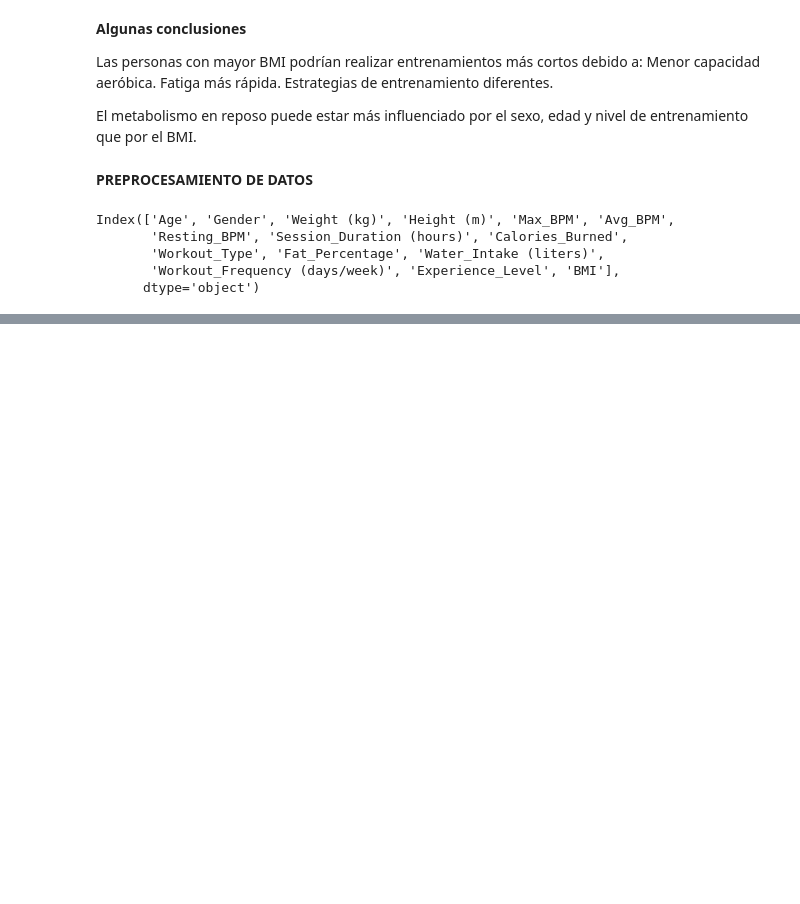
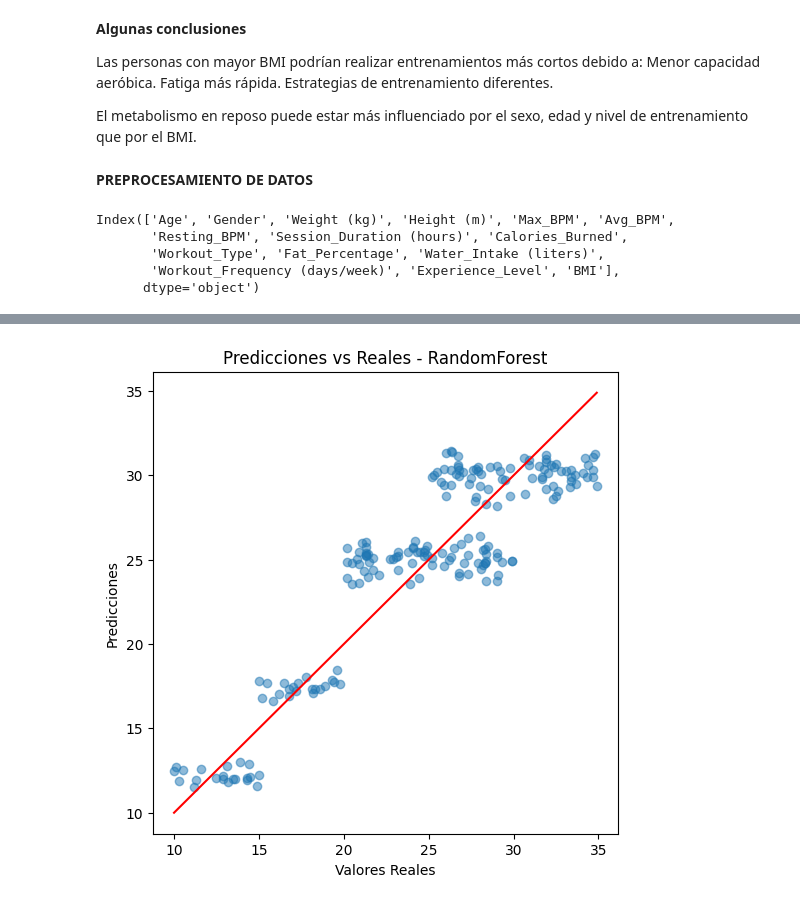
Before and after one commit to ALM1808/ALM1808, a Jupyter notebook: PROYECTOML_GYM_rev5.ipynb, the cells around one changed output, grey strips where cells are left out. Saved outputs shown, nothing was run; the diff lists cells and outputs as text; code cells hidden in the pictures; blank space fills up the shorter version.

```diff
--- a/PROYECTOML_GYM_rev5.ipynb
+++ b/PROYECTOML_GYM_rev5.ipynb
@@ -356,0 +318,82 @@ Mejores parámetros para RandomForest: {'n_estimators': 200, 'max_depth': 10}
+# %%
+# --- 6. Selección de características ---
+selector = RandomForestRegressor(n_estimators=100, random_state=42)
+selector.fit(X, y)
+feature_importances = pd.Series(selector.feature_importances_, index=X.columns)
+selected_features = feature_importances[feature_importances > 0.01].index.tolist()
+
+# ✅ Evitar que `X` quede vacío si ninguna característica supera el umbral
+if len(selected_features) == 0:
+    print("⚠️ No se encontraron características con importancia > 0.01. Se mantendrán todas las características.")
+    selected_features = X.columns.tolist()
+
+X = X[selected_features]
+
+# --- 7. División en datos de entrenamiento y prueba ---
+X_train, X_test, y_train, y_test = train_test_split(X, y, test_size=0.2, random_state=42)
+
+# --- 8. Definir modelos ---
+models = {
+    'RandomForest': RandomForestRegressor(random_state=42),
+    'GradientBoosting': GradientBoostingRegressor(random_state=42),
+    'XGBoost': XGBRegressor(objective='reg:squarederror', random_state=42),
+}
+
+# --- 9. Definir hiperparámetros para RandomizedSearchCV ---
+param_distributions = {
+    'RandomForest': {'n_estimators': [100, 200, 300], 'max_depth': [None, 10, 20]},
+    'GradientBoosting': {'n_estimators': [100, 200, 300], 'learning_rate': [0.01, 0.05, 0.1], 'max_depth': [3, 5, 10]},
+    'XGBoost': {'n_estimators': [100, 200, 300], 'learning_rate': [0.01, 0.05, 0.1], 'max_depth': [3, 5, 10]}
+}
+
+# --- 10. Búsqueda de hiperparámetros ---
+best_models = {}
+kf = KFold(n_splits=5, shuffle=True, random_state=42)
+
+for name, model in models.items():
+    search = RandomizedSearchCV(model, param_distributions[name], n_iter=10, cv=kf, scoring='r2', n_jobs=-1, random_state=42)
+    search.fit(X_train, y_train)
+    best_models[name] = search.best_estimator_
+    print(f"Mejores parámetros para {name}: {search.best_params_}")
+
+# --- 11. Evaluación de Modelos ---
+best_model_name = None
+best_r2 = -np.inf
+
+for name, model in best_models.items():
+    y_pred = model.predict(X_test)
+    r2 = r2_score(y_test, y_pred)
+    print(f"\nResultados para {name}:")
+    print(f"MAE: {mean_absolute_error(y_test, y_pred):.4f}")
+    print(f"MSE: {mean_squared_error(y_test, y_pred):.4f}")
+    print(f"R² Score: {r2:.4f}")
+
+    # Visualizar predicciones vs reales
+    plt.figure(figsize=(6,6))
+    plt.scatter(y_test, y_pred, alpha=0.5)
+    plt.xlabel("Valores Reales")
+    plt.ylabel("Predicciones")
+    plt.title(f"Predicciones vs Reales - {name}")
+    plt.plot([y_test.min(), y_test.max()], [y_test.min(), y_test.max()], 'r')
+    plt.show()
+
+    # Seleccionar el mejor modelo basado en R²
+    if r2 > best_r2:
+        best_r2 = r2
+        best_model_name = name
+
+# ✅ Guardar el mejor modelo encontrado
+best_model = best_models[best_model_name]
+joblib.dump(best_model, "best_model.pkl")
+print(f"✅ El mejor modelo guardado es {best_model_name} con R² = {best_r2:.4f}")
+
+# ✅ Comparar desempeño de los modelos
+r2_scores = {name: r2_score(y_test, model.predict(X_test)) for name, model in best_models.items()}
+
+plt.figure(figsize=(8,5))
+plt.bar(r2_scores.keys(), r2_scores.values(), color=['blue', 'green', 'red'])
+plt.ylabel("R² Score")
+plt.title("Comparación de Modelos")
+plt.ylim(0, 1)  # Escala entre 0 y 1 para mejor visualización
+plt.show()
+# %% [output]
@@ -356,0 +408 @@ Mejores parámetros para RandomForest: {'n_estimators': 200, 'max_depth': 10}
+[figure, added]
```
Also changed, not shown: parts of 3 cells of this notebook.
